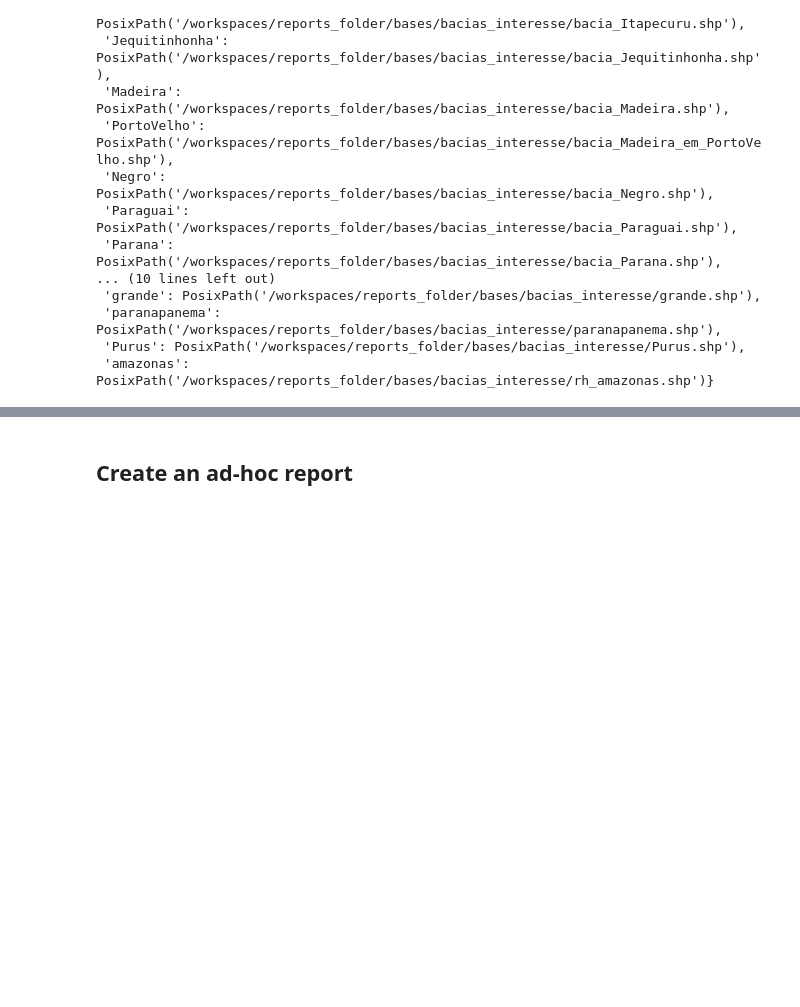
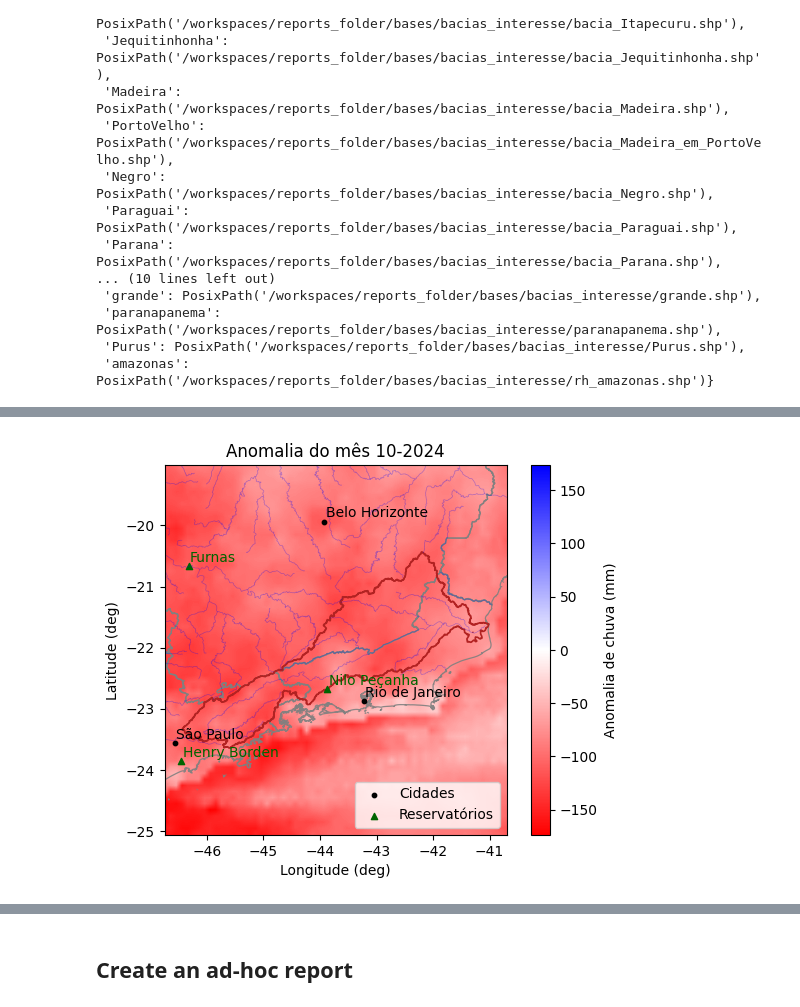
Before and after one commit to cordmaur/RainReporter, a Jupyter notebook: nbs/01-Monthly_Report.ipynb, the cells around one changed output, grey strips where cells are left out. Saved outputs shown, nothing was run; the diff lists cells and outputs as text; code cells hidden in the pictures; blank space fills up the shorter version.

```diff
--- a/nbs/01-Monthly_Report.ipynb
+++ b/nbs/01-Monthly_Report.ipynb
@@ -52,0 +170,13 @@ basins
+# %%
+template = Reporter.templates['Mensal']
+# %%
+monthly = template.from_dict(downloader=reporter.downloader, mapper=reporter.mapper, config=attrs, bases_folder=reporter.bases_folder)
+# %%
+fig, ax = plt.subplots()
+monthly.plot_anomaly_map(
+    date='2024-10',
+    shp=gpd.read_file(attrs['shp']),
+    plt_ax=ax,
+)
+# %% [output]
+[figure, added]
```
Also changed, not shown: parts of 48 cells of this notebook, 6 other files.
